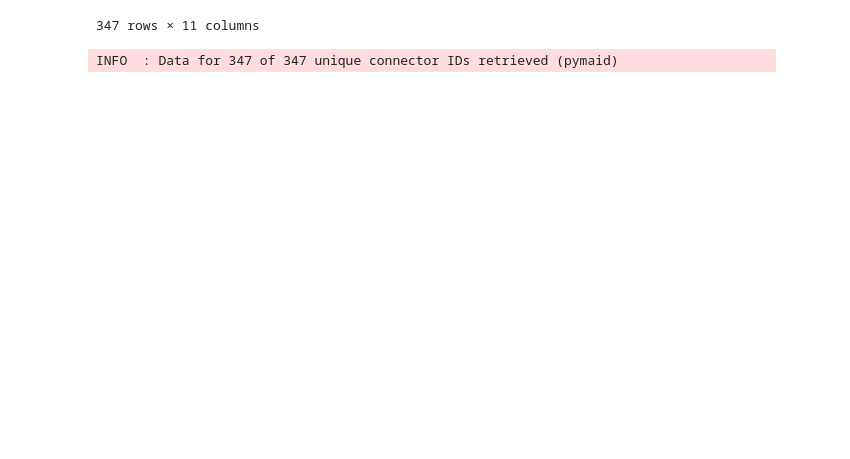
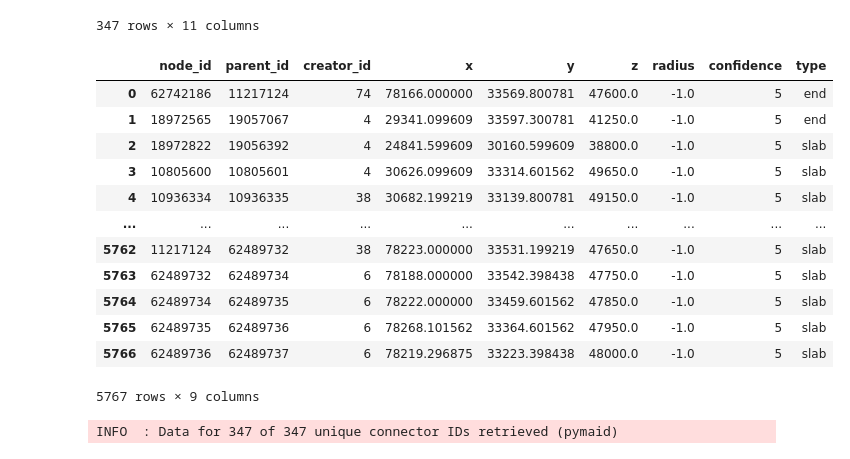
Before and after one commit to Leon-Parepko/Drosophila-Larvae-Simulation, a Jupyter notebook: Ilya/catmaid/pymaid.ipynb, the cells around one changed output. Cells and saved outputs as stored; diff of their text form; code cells hidden in the pictures; blank space fills up the shorter version.

```diff
--- a/Ilya/catmaid/pymaid.ipynb
+++ b/Ilya/catmaid/pymaid.ipynb
@@ -68,6 +97,25 @@ connectors
 | 345 | 61536070 | 30325.9 | 30059.9 | 38000.0 | 5 | 2019-01-03 22:52:42.097 | 2023-03-15 20:06:23.105780 | NaN | Presynaptic | ... |
 | 346 | 61613785 | 30480.7 | 33523.6 | 44600.0 | 5 | 2019-01-24 14:54:29.756 | 2023-03-15 20:06:23.105780 | NaN | Presynaptic | ... |
 347 rows × 11 columns
+# %%
+#pymaid.get_nodes_in_volume(volumes[0])
+#def save_skeletons(neurons_ids):
+#    for ids in neurons_ids:
+neuron.nodes
+# %% [output]
+|  | node_id | parent_id | creator_id | x | y | z | radius | confidence | type |
+| 0 | 62742186 | 11217124 | 74 | 78166.000000 | 33569.800781 | 47600.0 | -1.0 | 5 | end |
+| 1 | 18972565 | 19057067 | 4 | 29341.099609 | 33597.300781 | 41250.0 | -1.0 | 5 | end |
+| 2 | 18972822 | 19056392 | 4 | 24841.599609 | 30160.599609 | 38800.0 | -1.0 | 5 | slab |
+| 3 | 10805600 | 10805601 | 4 | 30626.099609 | 33314.601562 | 49650.0 | -1.0 | 5 | slab |
+| 4 | 10936334 | 10936335 | 38 | 30682.199219 | 33139.800781 | 49150.0 | -1.0 | 5 | slab |
+| ... | ... | ... | ... | ... | ... | ... | ... | ... | ... |
+| 5762 | 11217124 | 62489732 | 38 | 78223.000000 | 33531.199219 | 47650.0 | -1.0 | 5 | slab |
+| 5763 | 62489732 | 62489734 | 6 | 78188.000000 | 33542.398438 | 47750.0 | -1.0 | 5 | slab |
+| 5764 | 62489734 | 62489735 | 6 | 78222.000000 | 33459.601562 | 47850.0 | -1.0 | 5 | slab |
+| 5765 | 62489735 | 62489736 | 6 | 78268.101562 | 33364.601562 | 47950.0 | -1.0 | 5 | slab |
+| 5766 | 62489736 | 62489737 | 6 | 78219.296875 | 33223.398438 | 48000.0 | -1.0 | 5 | slab |
+5767 rows × 9 columns
 # %%
 pymaid.get_connector_details(connectors)
 # %% [output]
```
Also changed, not shown: parts of 6 cells of this notebook.
